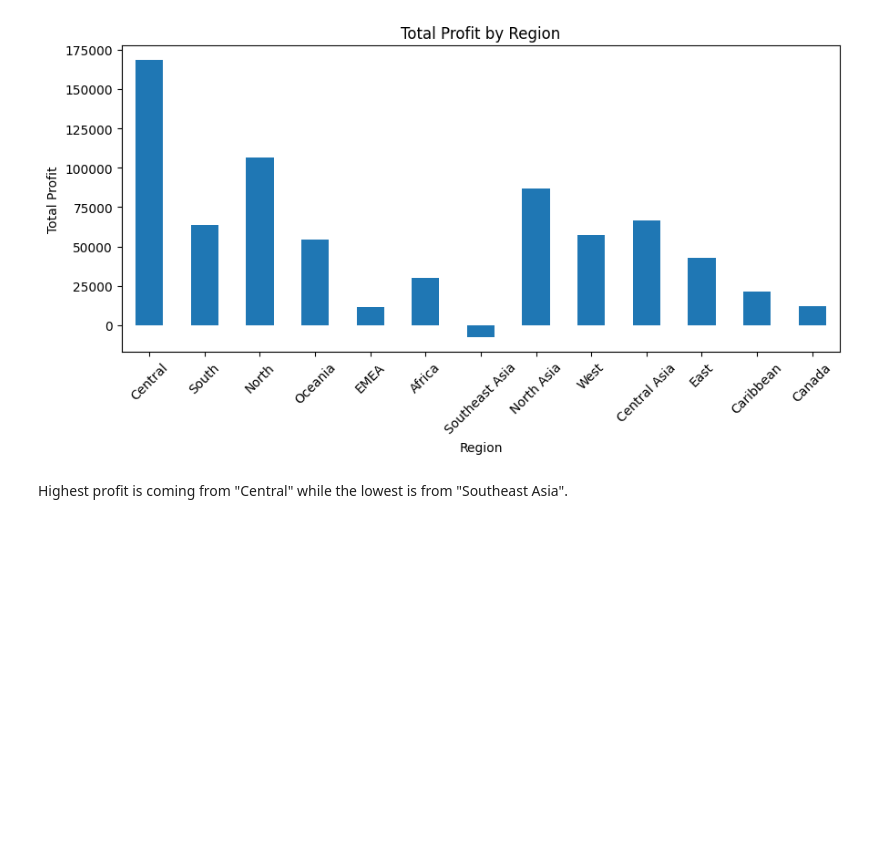
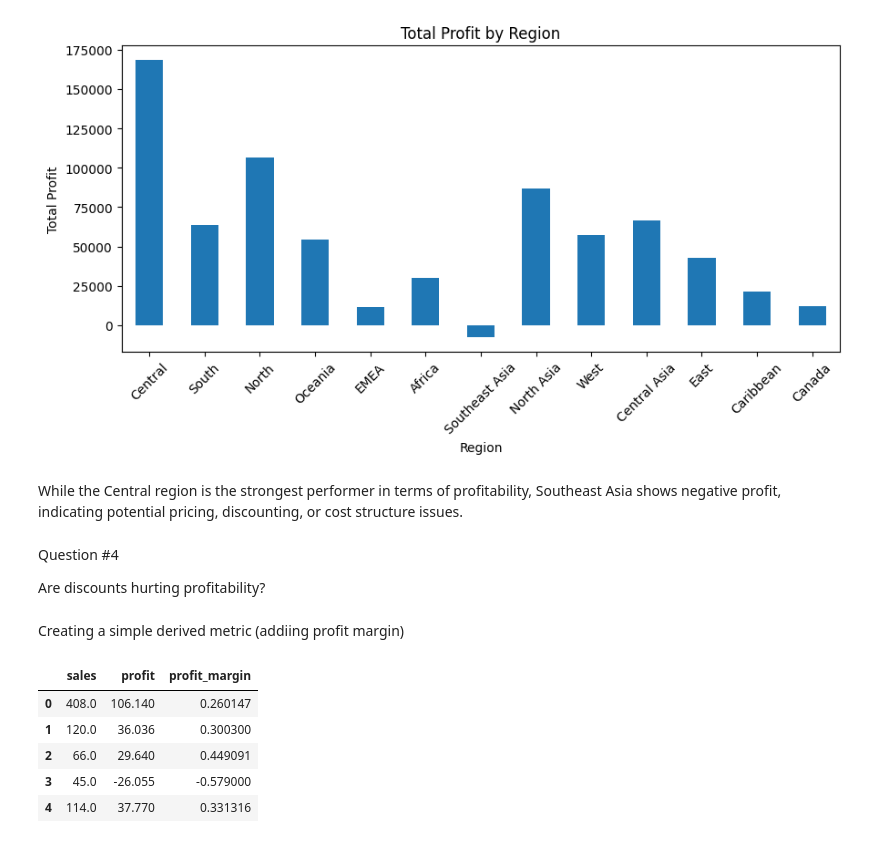
Before and after one commit to ayushbamaniya04-source/Business-Data-Analysis, a Jupyter notebook: notebook/analysis.ipynb, the cells around one changed output. Saved outputs shown, nothing was run; the diff lists cells and outputs as text; code cells hidden in the pictures; blank space fills up the shorter version.

```diff
--- a/notebook/analysis.ipynb
+++ b/notebook/analysis.ipynb
@@ -338,5 +338,21 @@ plt.savefig("../visuals/plots/profit_by_region.png", dpi=300)
 plt.show()
 # %% [output]
 [figure]
-# %% [markdown]
-Highest profit is coming from "Central" while the lowest is from "Southeast Asia".
+# %% [markdown]
+While the Central region is the strongest performer in terms of profitability, Southeast Asia shows negative profit, indicating potential pricing, discounting, or cost structure issues.
+# %% [markdown]
+Question #4
+
+Are discounts hurting profitability?
+# %% [markdown]
+Creating a simple derived metric (addiing profit margin)
+# %%
+raw_df['profit_margin'] = raw_df['profit'] / raw_df['sales']
+raw_df[['sales', 'profit', 'profit_margin']].head()
+# %% [output]
+|  | sales | profit | profit_margin |
+| 0 | 408.0 | 106.140 | 0.260147 |
+| 1 | 120.0 | 36.036 | 0.300300 |
+| 2 | 66.0 | 29.640 | 0.449091 |
+| 3 | 45.0 | -26.055 | -0.579000 |
+| 4 | 114.0 | 37.770 | 0.331316 |
```
Also changed, not shown: parts of 3 cells of this notebook, 1 other file.
